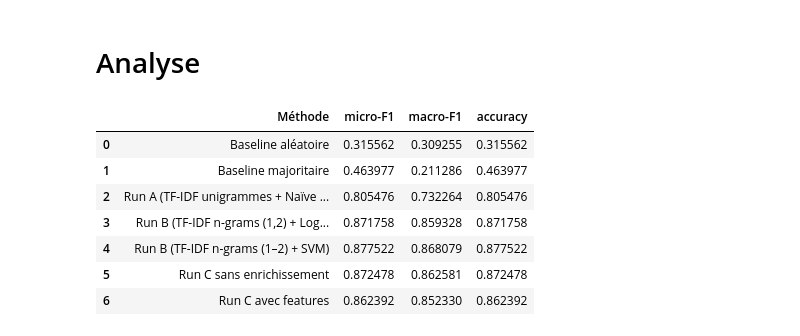
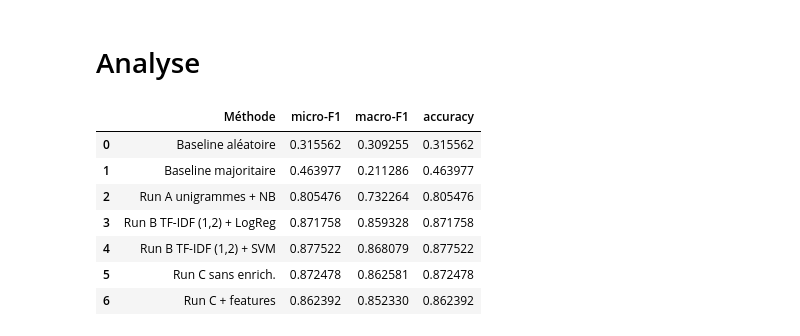
Before and after one commit to StuartGP-dev/Projet_TAL, a Jupyter notebook: src/main.ipynb, the cells around one changed output. Drawn from its saved outputs; the diff is of its cells as text; code cells hidden in the pictures.

```diff
--- a/src/main.ipynb
+++ b/src/main.ipynb
@@ -541,7 +641,7 @@ runB_LogisticRegression = Pipeline([
 ])
 # %%
 results_B_LogisticRegression = evaluate_model(
-    "Run B (TF-IDF n-grams (1,2) + Logistic Regression)",
+    "Run B TF-IDF (1,2) + LogReg",
     runB_LogisticRegression,
     X_train, y_train,
     X_test, y_test
@@ -579,7 +679,7 @@ runB_SVM = Pipeline([
 ])
 # %%
 results_B_SVM = evaluate_model(
-    "Run B (TF-IDF n-grams (1–2) + SVM)",
+    "Run B TF-IDF (1,2) + SVM",
     runB_SVM,
     X_train, y_train,
     X_test, y_test
@@ -759,7 +859,7 @@ runC_SVM_sans_enrichissement = Pipeline([
 ])
 
 results_C_features = evaluate_model(
-    "Run C sans enrichissement",
+    "Run C sans enrich.",
     runC_SVM_sans_enrichissement,
     X_train, y_train,
     X_test, y_test
@@ -825,7 +925,7 @@ runC_SVM_full = Pipeline([
 
 
 results_C_features = evaluate_model(
-    "Run C avec features",
+    "Run C + features",
     runC_SVM_full,
     X_train, y_train,
     X_test, y_test
@@ -855,14 +955,14 @@ Dans la méthode C, des variables manuelles ont été ajoutées à la représent
 # %% [markdown]
 # Analyse
 # %%
-results_df = pd.DataFrame(results)
+results_df = pd.DataFrame(results).drop(columns=["y_pred"])
 results_df
 # %% [output]
 |  | Méthode | micro-F1 | macro-F1 | accuracy |
 | 0 | Baseline aléatoire | 0.315562 | 0.309255 | 0.315562 |
 | 1 | Baseline majoritaire | 0.463977 | 0.211286 | 0.463977 |
-| 2 | Run A (TF-IDF unigrammes + Naïve ... | 0.805476 | 0.732264 | 0.805476 |
-| 3 | Run B (TF-IDF n-grams (1,2) + Log... | 0.871758 | 0.859328 | 0.871758 |
-| 4 | Run B (TF-IDF n-grams (1–2) + SVM) | 0.877522 | 0.868079 | 0.877522 |
-| 5 | Run C sans enrichissement | 0.872478 | 0.862581 | 0.872478 |
-| 6 | Run C avec features | 0.862392 | 0.852330 | 0.862392 |
+| 2 | Run A unigrammes + NB | 0.805476 | 0.732264 | 0.805476 |
+| 3 | Run B TF-IDF (1,2) + LogReg | 0.871758 | 0.859328 | 0.871758 |
+| 4 | Run B TF-IDF (1,2) + SVM | 0.877522 | 0.868079 | 0.877522 |
+| 5 | Run C sans enrich. | 0.872478 | 0.862581 | 0.872478 |
+| 6 | Run C + features | 0.862392 | 0.852330 | 0.862392 |
```
Also changed, not shown: parts of 30 cells of this notebook, 14 other files.
